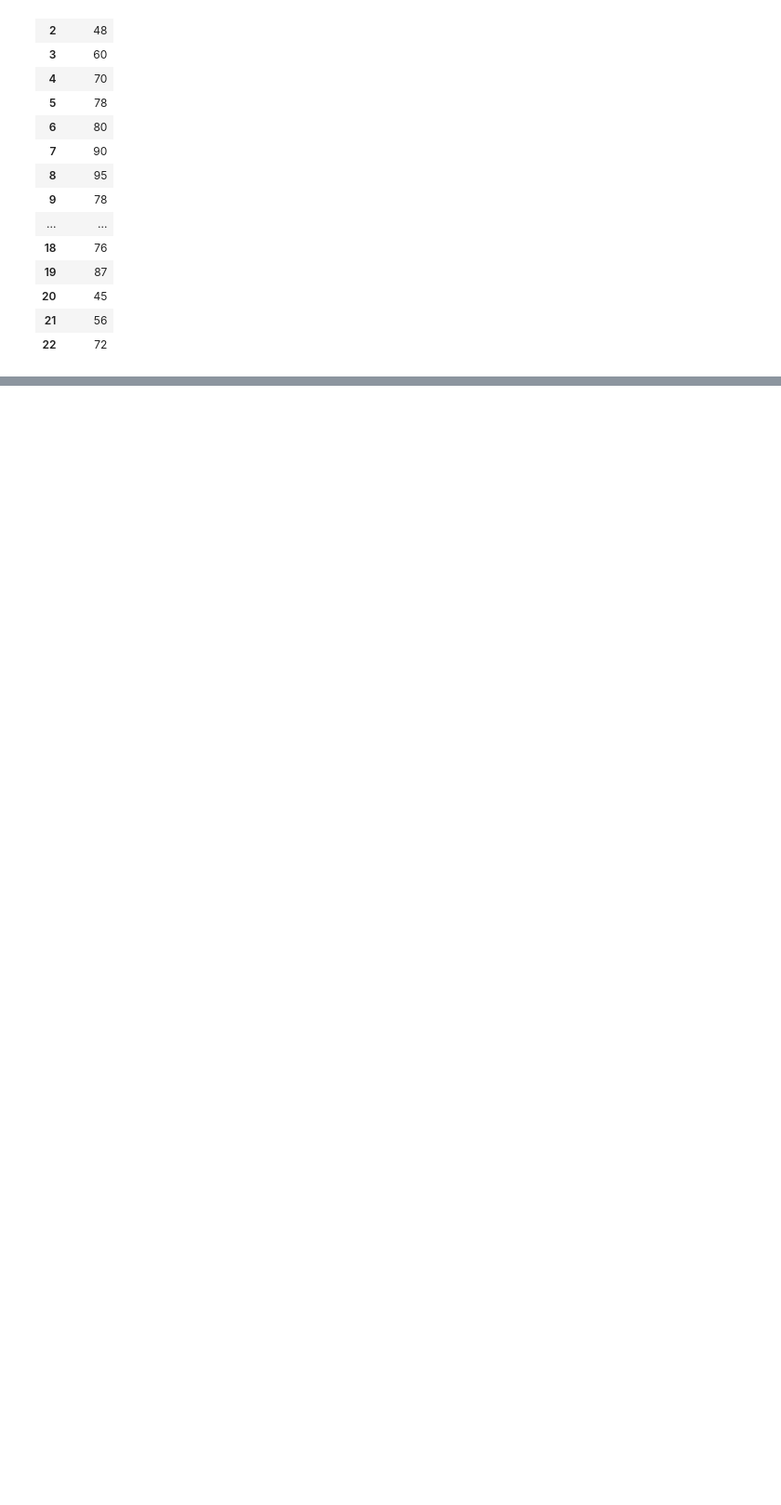
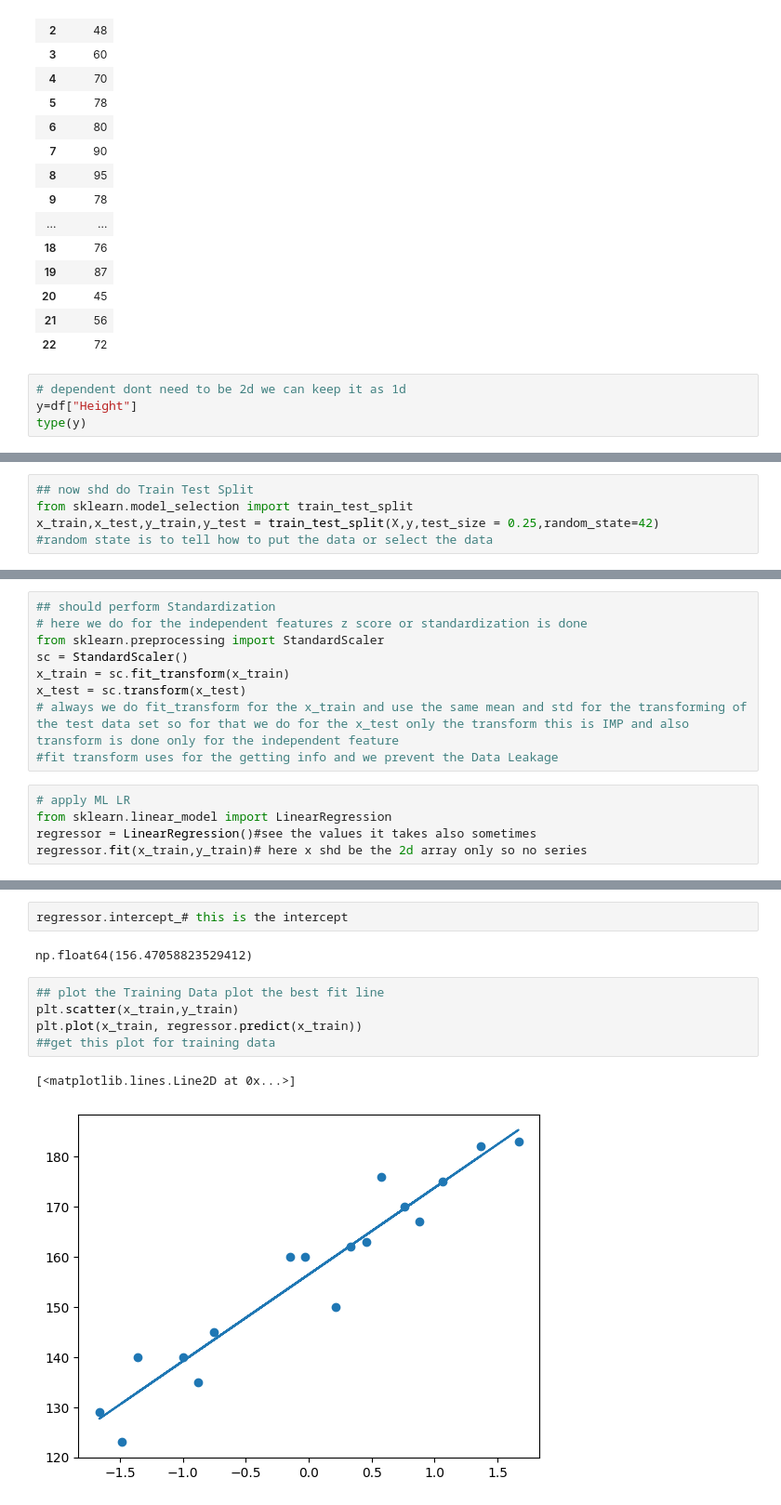
Before and after one commit to Keerthan04/Complete-ML-DL-NLP-Course-Content, a Jupyter notebook: ml_learning/3-Complete LR/Practical Learning/practicalSLR.ipynb, the cells around one changed output, grey strips where cells are left out. Shown at 93% size. Cells and saved outputs as stored; diff of their text form; blank space fills up the shorter version.

Commit message:
slr and mlr done

```diff
--- a/ml_learning/3-Complete LR/Practical Learning/practicalSLR.ipynb
+++ b/ml_learning/3-Complete LR/Practical Learning/practicalSLR.ipynb
@@ -67,3 +67,7 @@ X
 | 20 | 45 |
 | 21 | 56 |
 | 22 | 72 |
+# %%
+# dependent dont need to be 2d we can keep it as 1d
+y=df["Height"]
+type(y)
@@ -69,0 +76,5 @@ X
+# %%
+## now shd do Train Test Split
+from sklearn.model_selection import train_test_split
+x_train,x_test,y_train,y_test = train_test_split(X,y,test_size = 0.25,random_state=42)
+#random state is to tell how to put the data or select the data
@@ -69,0 +85,14 @@ X
+# %%
+## should perform Standardization
+# here we do for the independent features z score or standardization is done
+from sklearn.preprocessing import StandardScaler
+sc = StandardScaler()
+x_train = sc.fit_transform(x_train)
+x_test = sc.transform(x_test)
+# always we do fit_transform for the x_train and use the same mean and std for the transforming of the test data set so for that we do for the x_test only the transform this is IMP and also transform is done only for the independent feature
+#fit transform uses for the getting info and we prevent the Data Leakage
+# %%
+# apply ML LR
+from sklearn.linear_model import LinearRegression
+regressor = LinearRegression()#see the values it takes also sometimes
+regressor.fit(x_train,y_train)# here x shd be the 2d array only so no series
@@ -69,0 +105,12 @@ X
+# %%
+regressor.intercept_# this is the intercept
+# %% [output]
+np.float64(156.47058823529412)
+# %%
+## plot the Training Data plot the best fit line
+plt.scatter(x_train,y_train)
+plt.plot(x_train, regressor.predict(x_train))
+##get this plot for training data
+# %% [output]
+[<matplotlib.lines.Line2D at 0x...>]
+[figure, added]
```
Also changed, not shown: parts of 13 cells of this notebook, 2 other files.
